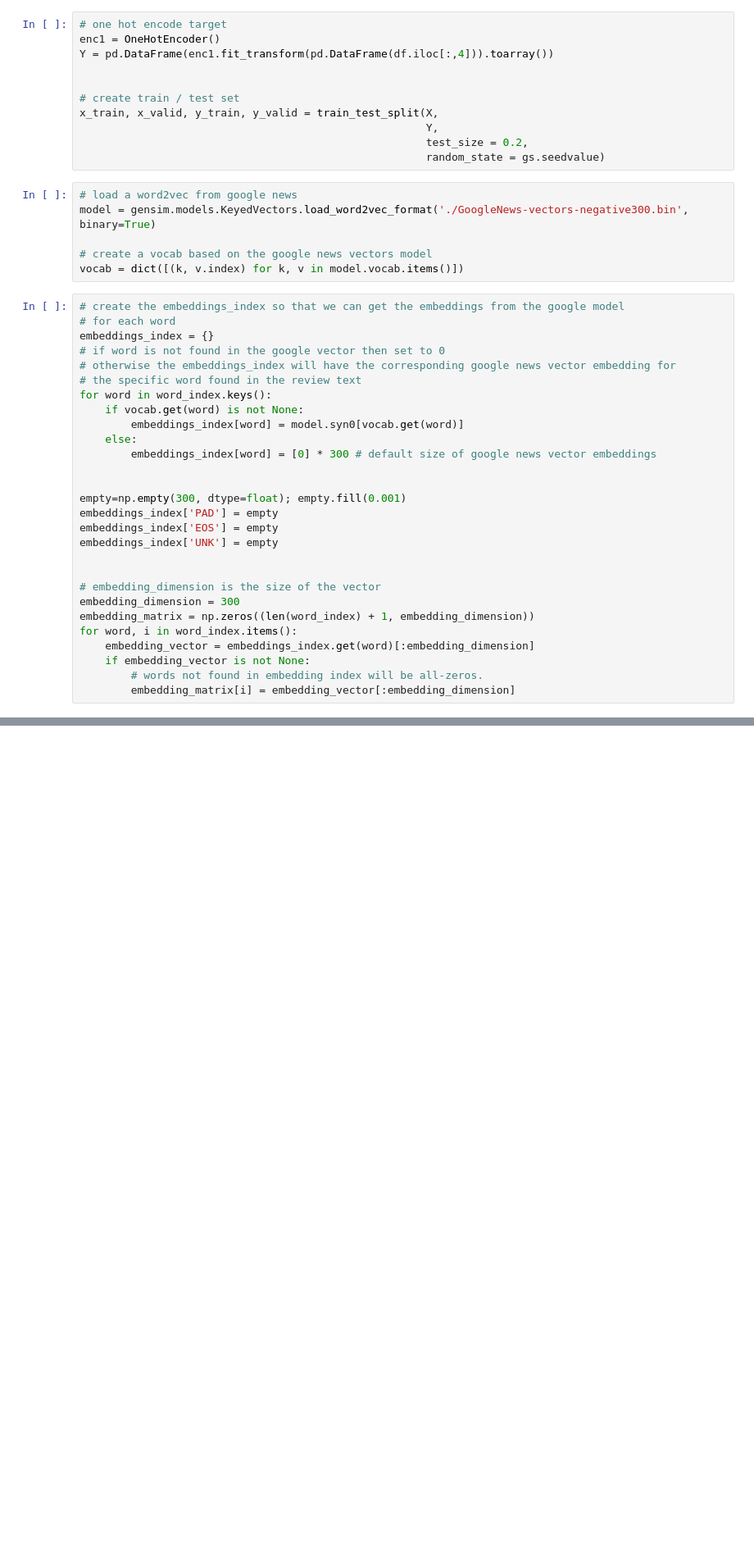
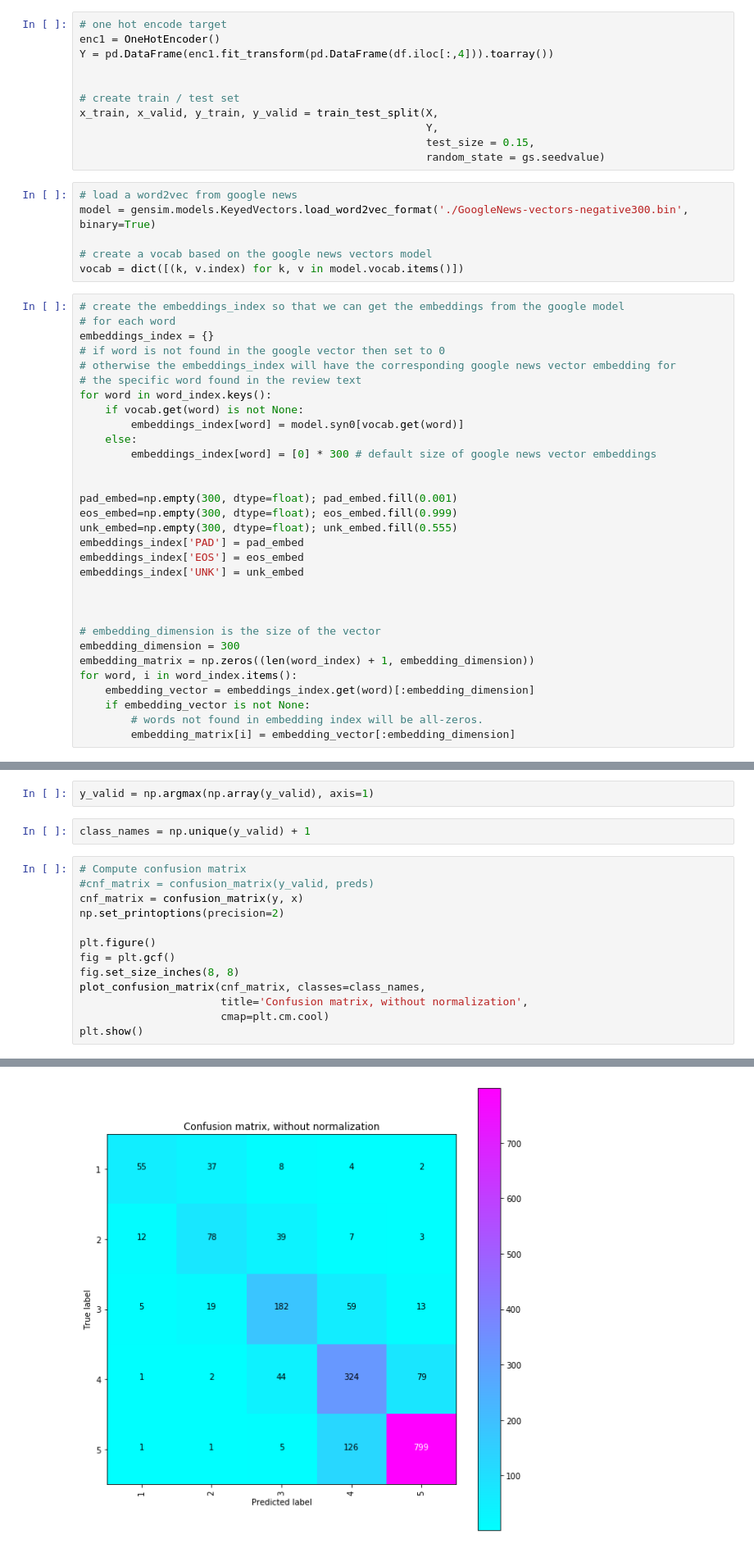
Before and after one commit to ianlokh/Predicting-Sentiment-From-Hotel-Reviews, a Jupyter notebook: Hotel Review Sentiment Classifier with LSTM.ipynb, the cells around one changed output, grey strips where cells are left out. Shown at 82% size. Drawn from its saved outputs; the diff is of its cells as text; blank space fills up the shorter version.

```diff
--- a/Hotel Review Sentiment Classifier with LSTM.ipynb
+++ b/Hotel Review Sentiment Classifier with LSTM.ipynb
@@ -135,7 +168,7 @@ Y = pd.DataFrame(enc1.fit_transform(pd.DataFrame(df.iloc[:,4])).toarray())
 # create train / test set
 x_train, x_valid, y_train, y_valid = train_test_split(X,
                                                       Y,
-                                                      test_size = 0.2,
+                                                      test_size = 0.15,
                                                       random_state = gs.seedvalue)
 # %%
 # load a word2vec from google news
@@ -157,10 +190,13 @@ for word in word_index.keys():
         embeddings_index[word] = [0] * 300 # default size of google news vector embeddings
 
 
-empty=np.empty(300, dtype=float); empty.fill(0.001)
-embeddings_index['PAD'] = empty
-embeddings_index['EOS'] = empty
-embeddings_index['UNK'] = empty
+pad_embed=np.empty(300, dtype=float); pad_embed.fill(0.001)
+eos_embed=np.empty(300, dtype=float); eos_embed.fill(0.999)
+unk_embed=np.empty(300, dtype=float); unk_embed.fill(0.555)
+embeddings_index['PAD'] = pad_embed
+embeddings_index['EOS'] = eos_embed
+embeddings_index['UNK'] = unk_embed
+
 
 
 # embedding_dimension is the size of the vector
@@ -218,0 +311,18 @@ model.save('hotel-sentiment-model.hdf5')
+# %%
+y_valid = np.argmax(np.array(y_valid), axis=1)
+# %%
+class_names = np.unique(y_valid) + 1
+# %%
+# Compute confusion matrix
+#cnf_matrix = confusion_matrix(y_valid, preds)
+cnf_matrix = confusion_matrix(y, x)
+np.set_printoptions(precision=2)
+
+plt.figure()
+fig = plt.gcf()
+fig.set_size_inches(8, 8)
+plot_confusion_matrix(cnf_matrix, classes=class_names,
+                      title='Confusion matrix, without normalization',
+                      cmap=plt.cm.cool)
+plt.show()
+# %% [output]
@@ -218,0 +335 @@ model.save('hotel-sentiment-model.hdf5')
+[figure, added]
```
Also changed, not shown: parts of 11 cells of this notebook, 3 other files.
